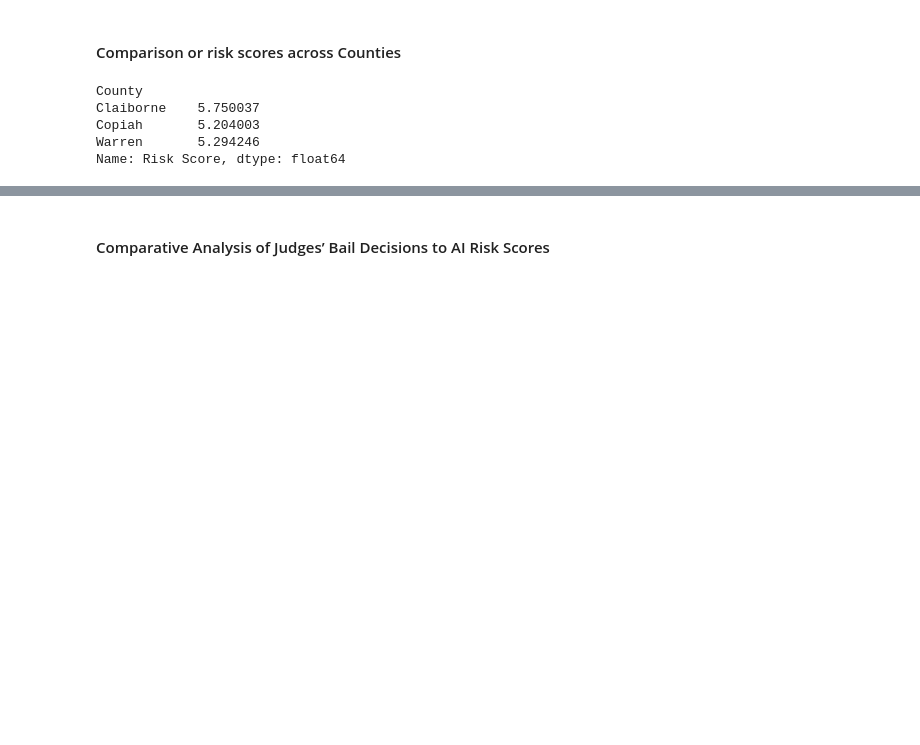
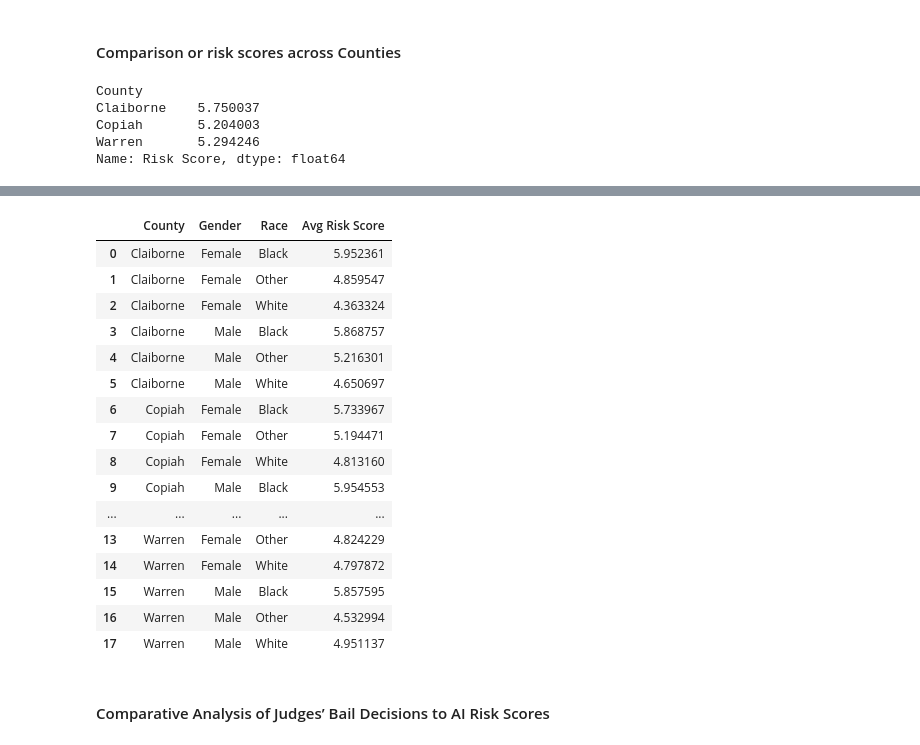
Before and after one commit to kanikaselva/criminaljustice, a Jupyter notebook: Analysis/CountyLevelAnalysis.ipynb, the cells around one changed output, grey strips where cells are left out. Drawn from its saved outputs; the diff is of its cells as text; code cells hidden in the pictures; blank space fills up the shorter version.

```diff
--- a/Analysis/CountyLevelAnalysis.ipynb
+++ b/Analysis/CountyLevelAnalysis.ipynb
@@ -132 +245,28 @@ Name: Risk Score, dtype: float64
+# %%
+# Group by County, Gender, and Race, and calculate the average risk score
+summary_table_gender_race = combined_df.groupby(['County', 'Gender', 'Race'])['Risk Score'].mean().reset_index()
+
+# Rename the column for clarity
+summary_table_gender_race.rename(columns={'Risk Score': 'Avg Risk Score'}, inplace=True)
+
+# Display the summary table
+summary_table_gender_race
+# %% [output]
+|  | County | Gender | Race | Avg Risk Score |
+| 0 | Claiborne | Female | Black | 5.952361 |
+| 1 | Claiborne | Female | Other | 4.859547 |
+| 2 | Claiborne | Female | White | 4.363324 |
+| 3 | Claiborne | Male | Black | 5.868757 |
+| 4 | Claiborne | Male | Other | 5.216301 |
+| 5 | Claiborne | Male | White | 4.650697 |
+| 6 | Copiah | Female | Black | 5.733967 |
+| 7 | Copiah | Female | Other | 5.194471 |
+| 8 | Copiah | Female | White | 4.813160 |
+| 9 | Copiah | Male | Black | 5.954553 |
+| ... | ... | ... | ... | ... |
+| 13 | Warren | Female | Other | 4.824229 |
+| 14 | Warren | Female | White | 4.797872 |
+| 15 | Warren | Male | Black | 5.857595 |
+| 16 | Warren | Male | Other | 4.532994 |
+| 17 | Warren | Male | White | 4.951137 |
 # %%
```
Also changed, not shown: parts of 10 cells of this notebook.
